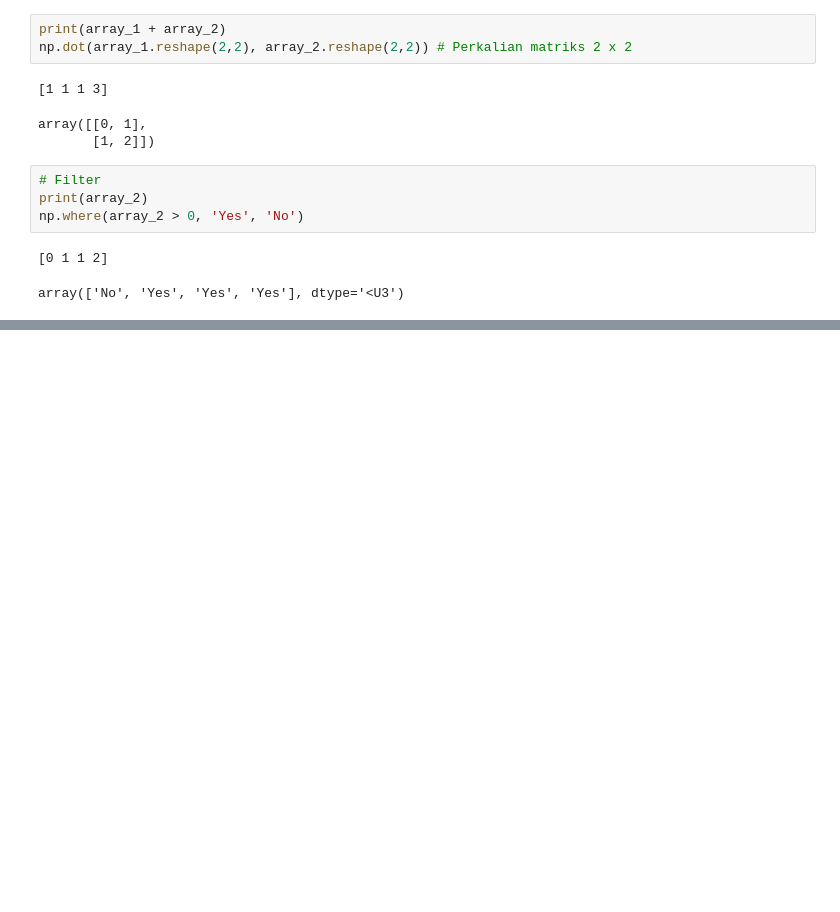
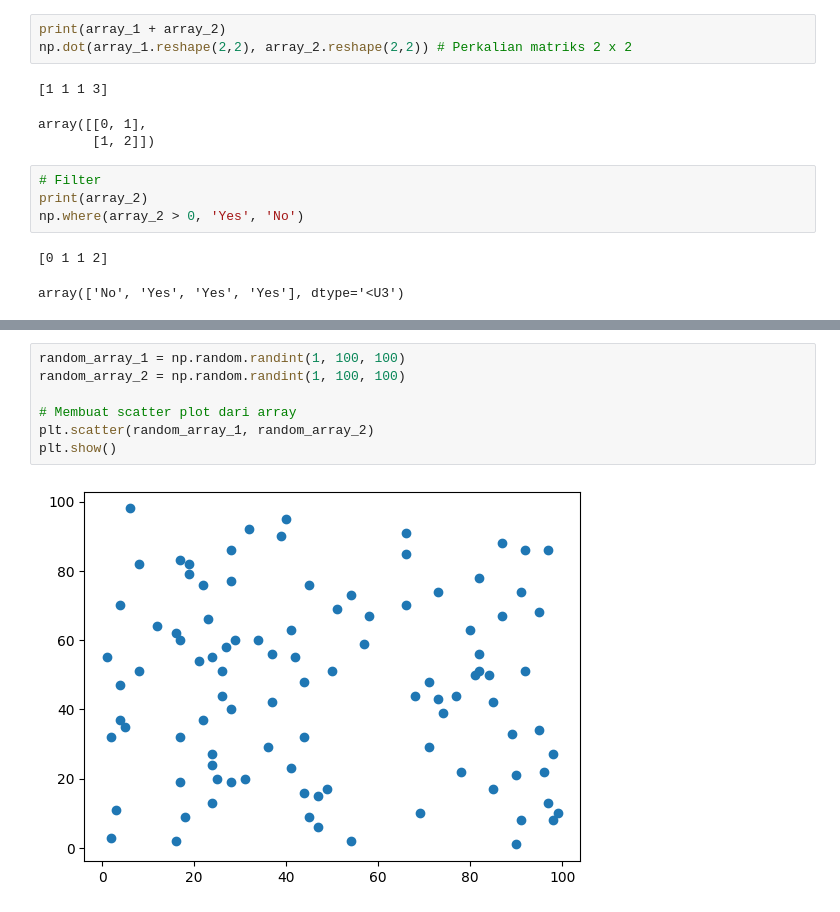
Before and after one commit to ergonrizky26/habis-kerja-data-science-practice, a Jupyter notebook: [Modul_4_Habis_Kerja]_Python_packages.ipynb, the cells around one changed output, grey strips where cells are left out. Saved outputs shown, nothing was run; the diff lists cells and outputs as text; blank space fills up the shorter version.

```diff
--- a/[Modul_4_Habis_Kerja]_Python_packages.ipynb
+++ b/[Modul_4_Habis_Kerja]_Python_packages.ipynb
@@ -61,0 +97,9 @@ array(['No', 'Yes', 'Yes', 'Yes'], dtype='<U3')
+# %%
+random_array_1 = np.random.randint(1, 100, 100)
+random_array_2 = np.random.randint(1, 100, 100)
+
+# Membuat scatter plot dari array
+plt.scatter(random_array_1, random_array_2)
+plt.show()
+# %% [output]
+[figure, added]
```
Also changed, not shown: parts of 5 cells of this notebook.
